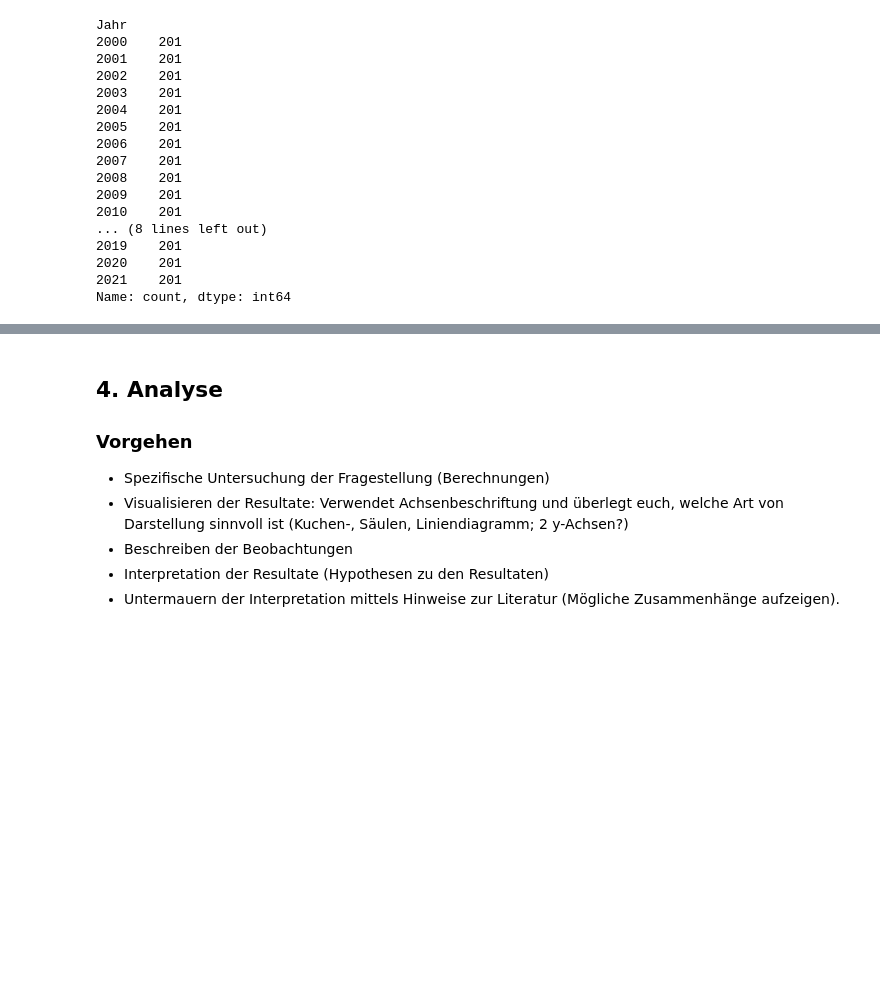
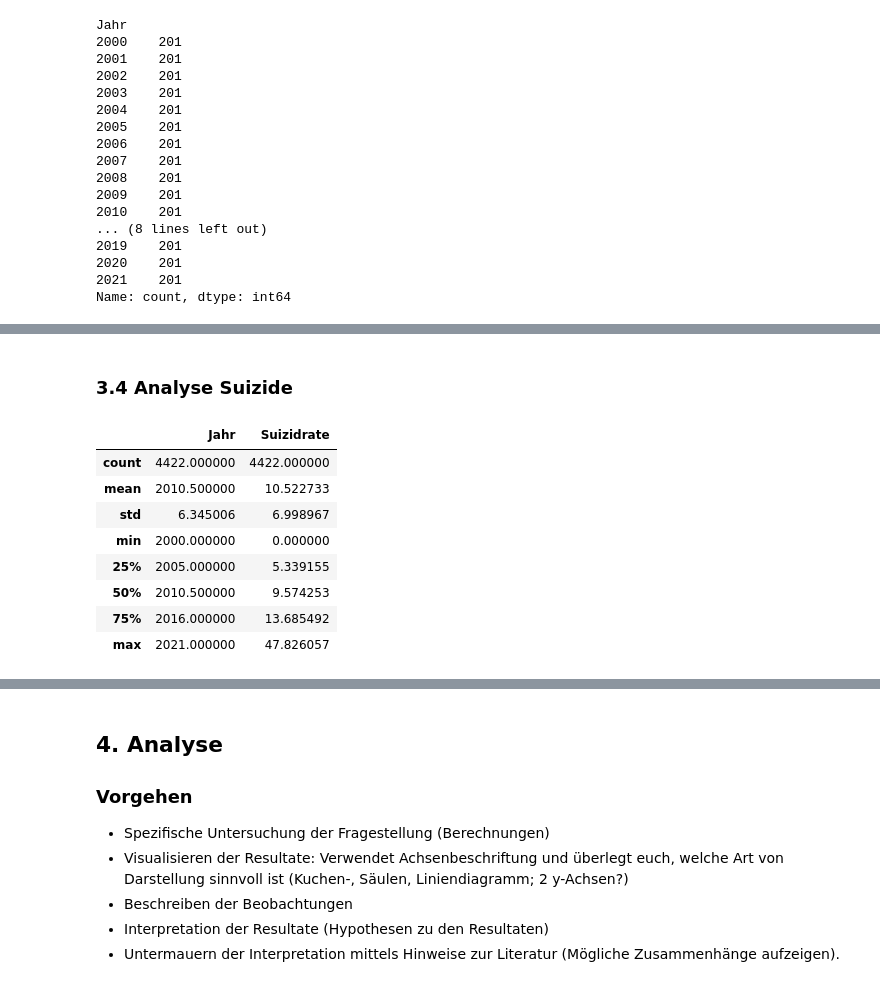
Before and after one commit to cardoali/BMLD-Python, a Jupyter notebook: Grundgerüst_Leistungsnachweis.ipynb, the cells around one changed output, grey strips where cells are left out. Saved outputs shown, nothing was run; the diff lists cells and outputs as text; code cells hidden in the pictures; blank space fills up the shorter version.

Commit message:
3.4 Analyse Suizide

```diff
--- a/Grundgerüst_Leistungsnachweis.ipynb
+++ b/Grundgerüst_Leistungsnachweis.ipynb
@@ -165,0 +174,14 @@ Name: count, dtype: int64
+# %% [markdown]
+### 3.4 Analyse Suizide
+# %%
+df.describe()
+# %% [output]
+|  | Jahr | Suizidrate |
+| count | 4422.000000 | 4422.000000 |
+| mean | 2010.500000 | 10.522733 |
+| std | 6.345006 | 6.998967 |
+| min | 2000.000000 | 0.000000 |
+| 25% | 2005.000000 | 5.339155 |
+| 50% | 2010.500000 | 9.574253 |
+| 75% | 2016.000000 | 13.685492 |
+| max | 2021.000000 | 47.826057 |
```
Also changed, not shown: parts of 5 cells of this notebook.
